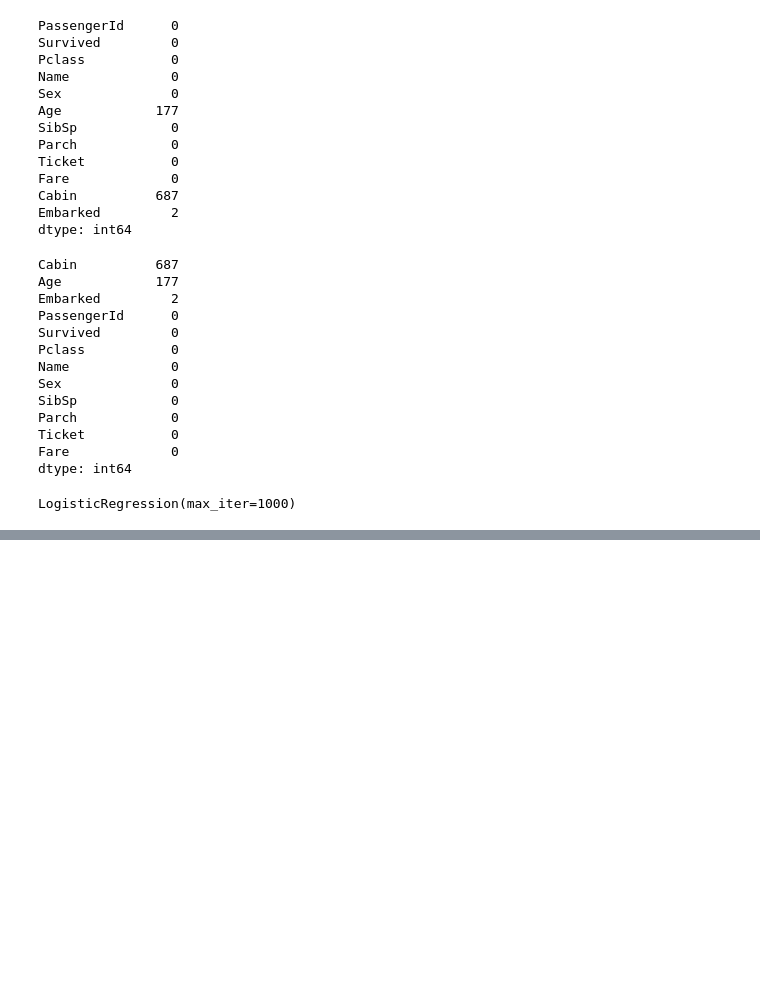
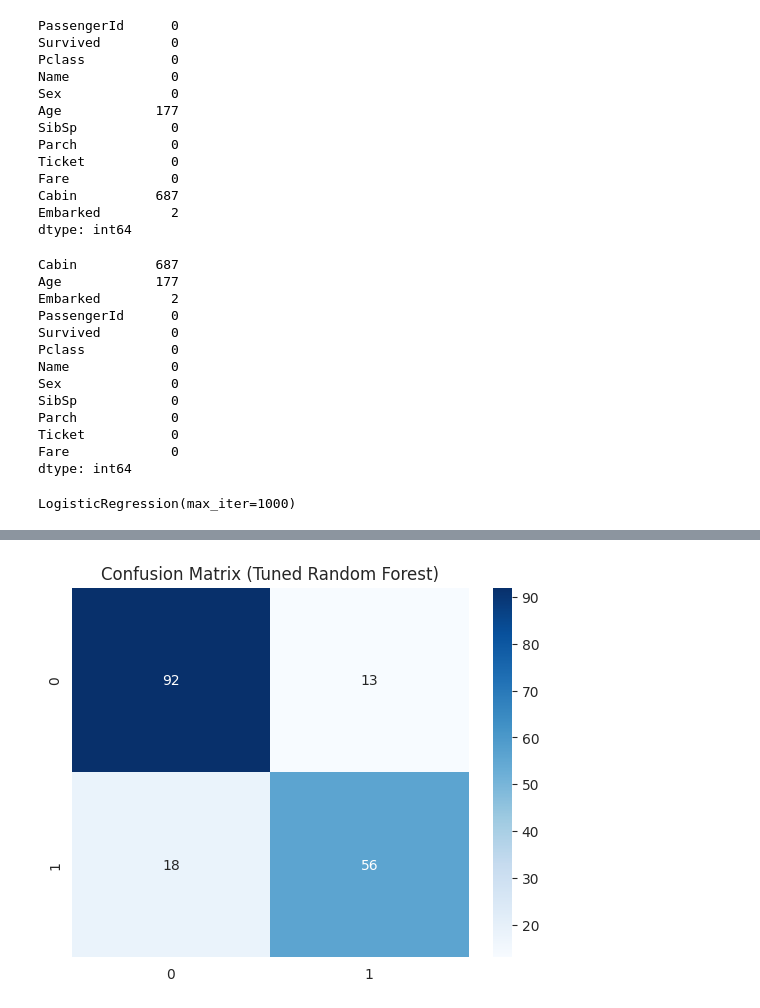
Before and after one commit to tscalfaro/ai-ml-projects, a Jupyter notebook: titanic_survival_prediction/notebooks/Titanic_Survival_Prediction.ipynb, the cells around one changed output, grey strips where cells are left out. Saved outputs shown, nothing was run; the diff lists cells and outputs as text; code cells hidden in the pictures; blank space fills up the shorter version.

Commit message:
Added tuned hyperparams to random forest model to get a more tuned model

```diff
--- a/titanic_survival_prediction/notebooks/Titanic_Survival_Prediction.ipynb
+++ b/titanic_survival_prediction/notebooks/Titanic_Survival_Prediction.ipynb
@@ -195,0 +211,25 @@ weighted avg       0.80      0.80      0.80       179
+# %%
+from sklearn.ensemble import RandomForestClassifier
+from sklearn.model_selection import GridSearchCV
+
+# Define the Parameter Grid
+param_grid = {
+    'n_estimators': [100, 200],
+    'max_depth': [None, 5, 10],
+    'min_samples_split': [2, 5],
+    'min_samples_leaf': [1, 2],
+    'max_features': ['sqrt', 'log2', None]
+}
+# %%
+# Create Grid Search Object
+grid_search = GridSearchCV(
+    estimator=RandomForestClassifier(random_state=42),
+    param_grid=param_grid,
+    cv=5,           # 5-fold cross-validation
+    n_jobs=1,       # Use all CPU cores
+    verbose=1,
+    scoring='accuracy'
+)
+# %%
+# Fit the Grid Search
+grid_search.fit(X_train, y_train)
@@ -195,0 +245,13 @@ weighted avg       0.80      0.80      0.80       179
+# %%
+# Evaluate the best model
+
+print("Best Parameters:", grid_search.best_params_)
+print("Best Cross-Validation Accuracy:", grid_search.best_score_)
+
+# Evaluate on test set
+best_rf = grid_search.best_estimator_
+y_pred_best = best_rf.predict(X_test)
+
+from sklearn.metrics import classification_report, confusion_matrix, accuracy_score
+print("Test Set Accuracy:", accuracy_score(y_test, y_pred_best))
+print(classification_report(y_test, y_pred_best))
@@ -195,0 +270,9 @@ weighted avg       0.80      0.80      0.80       179
+# %%
+# Confusion Matrix for Tuned Random Forest Model
+sns.heatmap(confusion_matrix(y_test, y_pred_best), annot=True, fmt='d', cmap='Blues')
+plt.xlabel=("Predicted")
+plt.ylabel=("Actual")
+plt.title("Confusion Matrix (Tuned Random Forest)")
+plt.show()
+# %% [output]
+[figure, added]
```
Also changed, not shown: parts of 8 cells of this notebook.
